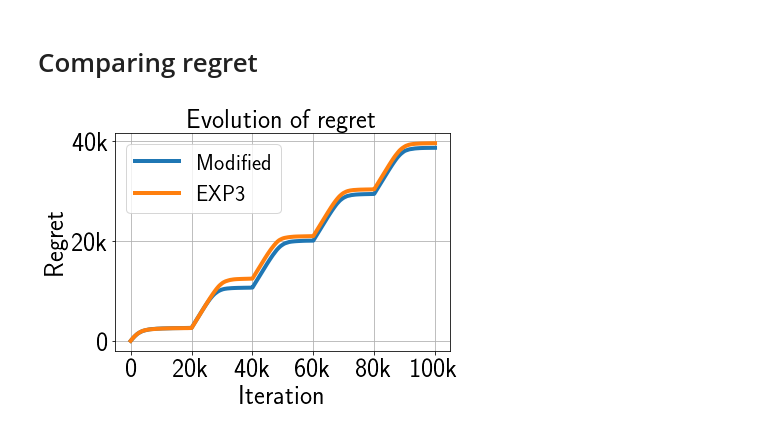
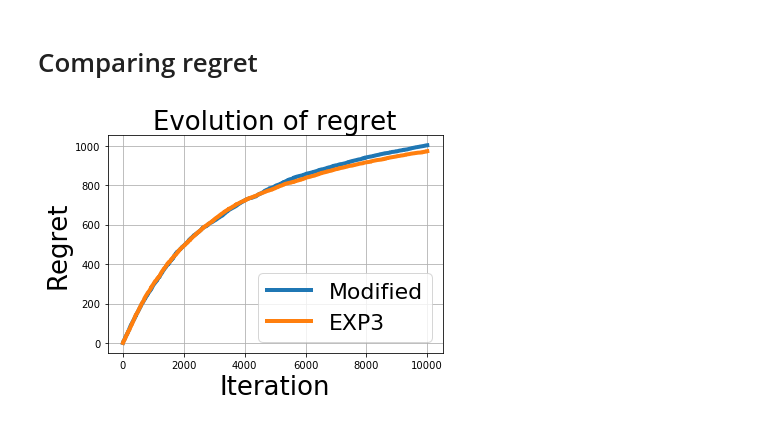
Before and after one commit to PatrikGerber/Rejection-sampling, a Jupyter notebook: Bandits.ipynb, the cells around one changed output. Cells and saved outputs as stored; diff of their text form; code cells hidden in the pictures.

```diff
--- a/Bandits.ipynb
+++ b/Bandits.ipynb
@@ -166,11 +187,10 @@ sl = SortedList()
 # Comparing iteration speed
 # %%
 T = 10000
-losses = ["cliff", "changing-cliff", "stochastic"]
-# Parameters of the losstypes
+
+# Setting loss parameters
 frac = 0.1
 mult = 5
-losstype = losses[2]
 
 logKs = range(2,26)
 times = np.zeros((len(logKs), 2))
@@ -232,8 +252,8 @@ for j in range(len(logKs)):
 # %%
-matplotlib.rcParams['text.usetex'] = True
+# matplotlib.rcParams['text.usetex'] = True
 plt.plot(logKs, times, linewidth=6)
-plt.title("Time to complete {} iterations".format(T*100), size=26)
-plt.legend(['Modified', 'EXP3'], fontsize=22)
+# plt.title(r"$\textrm{Time to complete 10000 iterations}$", size=26)
+# plt.legend([r'$\textrm{Modified}$', r'$\textrm{EXP3}$'], fontsize=22)
 plt.xlabel("Number of arms", size=26)
 plt.ylabel('Seconds', size=26)
 plt.yticks(ticks=[1,5, 10], size=26)
@@ -254,8 +268,13 @@ losstype = 'changing-cliff'
+# %%
+logK = 8
+T = 10000
+# losstype = changingCliff(logK, 5, T)
+losstype = stochastic(logK)
+# losstype = cliff(logK, 0.1)
 # %%
 # Setup for modified EXP3
 sl.clear()
 sl.update([(0,i) for i in range(1 << logK)])
-q = [None]*logK
 
 # Setup for EXP3
 L = [0.0]*(1 << logK)
@@ -265,31 +284,33 @@ s = float(1 << logK)
 times = np.zeros((T,2))
 regret = np.zeros((T, 2))
 
-eta = sqrt(2*logK/float(T*(1 << logK)))
+η = sqrt(2*logK/float(T*(1 << logK)))
 for t in range(T):
+    losstype.t = t
+
     start = time()
-    tmp = mod_EXP3(sl, q, eta, losstype, frac=frac,  mult=mult, t=t, T=T)
+    tmp = mod_EXP3(sl, η, losstype)
     regret[t,0] = tmp + (0 if t==0 else regret[t-1,0])
     times[t,0] = time()-start + (0 if t==0 else times[t-1,0])
 
-    if t%1000 == 0: s=np.sum([exp(-eta*LL) for LL in L])
+    if t%1000 == 0: s=np.sum([exp(-η*LL) for LL in L])
     start = time()
-    regret[t,1], s = EXP3(L, p, s, eta, logK, losstype, frac=frac,  mult=mult, t=t, T=T)
+    regret[t,1], s = EXP3(L, p, s, η, logK, losstype)
     regret[t,1] += (0 if t==0 else regret[t-1,1])
     times[t,1] = time() - start + (0 if t==0 else times[t-1,1])
 # %%
-matplotlib.rcParams['text.usetex'] = True
+# matplotlib.rcParams['text.usetex'] = True
 plt.plot(regret, linewidth=4)
 plt.title("Evolution of regret", size=26)
 plt.legend(['Modified', 'EXP3'], fontsize=22)
 plt.xlabel("Iteration", size=26)
 plt.ylabel('Regret', size=26)
-plt.yticks(ticks=[0,20000,40000], labels=["0", "20k", "40k"], size=26)
-plt.xticks(ticks=[0,20000,40000,60000, 80000,100000], labels=["0", "20k", "40k", "60k", "80k", "100k"], size=26)
+# plt.yticks(ticks=[0,20000,40000], labels=["0", "20k", "40k"], size=26)
+# plt.xticks(ticks=[0,20000,40000,60000, 80000,100000], labels=["0", "20k", "40k", "60k", "80k", "100k"], size=26)
 plt.grid(b=True)
 # plt.ylim(0,10)
 plt.show()
 # %% [output]
-[figure, old version]
+[figure, new version]
 # %%
 plt.plot(times)
```
Also changed, not shown: parts of 8 cells of this notebook.
